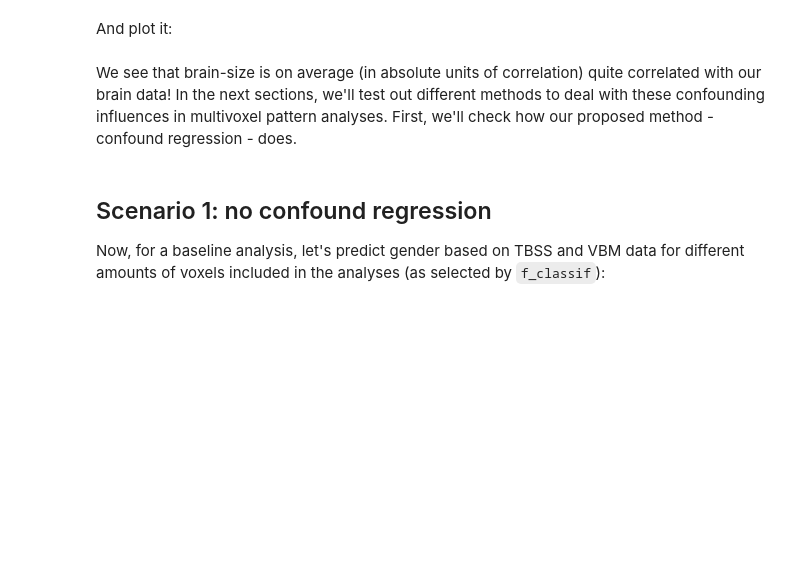
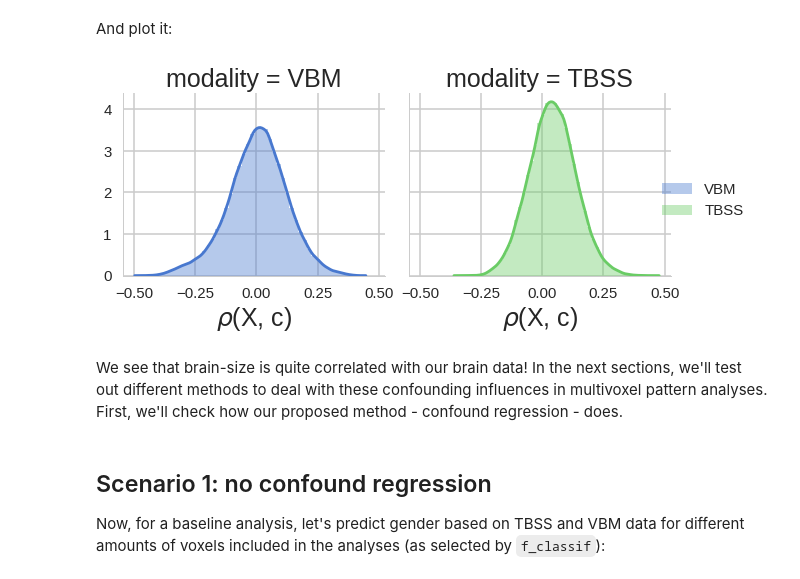
Before and after one commit to lukassnoek/MVCA, a Jupyter notebook: analyses/empirical_analysis_gender_classification.ipynb, the cells around one changed output. Saved outputs shown, nothing was run; the diff lists cells and outputs as text; code cells hidden in the pictures; blank space fills up the shorter version.

```diff
--- a/analyses/empirical_analysis_gender_classification.ipynb
+++ b/analyses/empirical_analysis_gender_classification.ipynb
@@ -146,25 +146,25 @@ for modality in ['vbm', 'tbss']:
 # %% [markdown]
 Now, let's check the distribution of correlations between the voxels and gender, both before and after regressing out the confound.
 # %%
-corrs_X_y = dict(corrs=[], type=[], modality=[])
+corrs_Xy = dict(corrs=[], type=[], modality=[])
 
 for modality in ['vbm', 'tbss']:
 
     for vox in tqdm_notebook(range(mvp[modality].X.shape[1]), desc='Analyzing %s' % modality):
-        corrs_X_y['corrs'].append(stats.pearsonr(mvp[modality].X[:, vox], mvp[modality].y)[0])
-        corrs_X_y['type'].append('original')
-        corrs_X_y['modality'].append(modality.upper())
-        corrs_X_y['corrs'].append(stats.pearsonr(mvp_no_brainsize[modality].X[:, vox], mvp[modality].y)[0])
-        corrs_X_y['type'].append('corrected')
-        corrs_X_y['modality'].append(modality.upper())
+        corrs_Xy['corrs'].append(stats.pearsonr(mvp[modality].X[:, vox], mvp[modality].y)[0])
+        corrs_Xy['type'].append('original')
+        corrs_Xy['modality'].append(modality.upper())
+        corrs_Xy['corrs'].append(stats.pearsonr(mvp_no_brainsize[modality].X[:, vox], mvp[modality].y)[0])
+        corrs_Xy['type'].append('corrected')
+        corrs_Xy['modality'].append(modality.upper())
 # %% [markdown]
 And let's plot it!
 # %%
-corr_df = pd.DataFrame(corrs_X_y)
+corrs_Xy_df = pd.DataFrame(corrs_Xy)
 
 with sns.plotting_context(rc=rc):
     colorpalette = dict(original="darkorange", corrected="darkviolet")
-    g = sns.FacetGrid(corr_df, col='modality', hue='type', legend_out=True, size=5, palette=colorpalette)
+    g = sns.FacetGrid(corrs_Xy_df, col='modality', hue='type', legend_out=True, size=5, palette=colorpalette)
     g = g.map(sns.distplot, "corrs")
     g.add_legend(title='')
     g.set(xlabel=r'$\rho$(X, y)')
@@ -184,10 +189,10 @@ Moreover, let's check out the dependence between the voxels and brainsize:
 # %%
-corrs_X_c = dict(corr=[], modality=[])
+corrs_Xc = dict(corrs=[], modality=[])
 
 for modality in ['vbm', 'tbss']:
 
     for vox in tqdm_notebook(range(mvp[modality].X.shape[1]), desc='analyzing %s' % modality):
-        corrs_X_c['corr'].append(stats.pearsonr(mvp[modality].X[:, vox], confound[modality].squeeze())[0])
-        corrs_X_c['modality'].append(modality.upper())
+        corrs_Xc['corrs'].append(stats.pearsonr(mvp[modality].X[:, vox], confound[modality].squeeze())[0])
+        corrs_Xc['modality'].append(modality.upper())
 # %% [markdown]
 Let's check out some descriptive statistics:
@@ -198,0 +199,3 @@ abs_df.groupby('modality').describe()
+# %%
+corrs_Xc_df = pd.DataFrame(corrs_Xc)
+corrs_Xc_df.groupby('modality').corrs.describe()
@@ -200,15 +208,17 @@ abs_df.groupby('modality').describe()
 And plot it:
 # %%
 with sns.plotting_context(rc=rc):
-    g = sns.FacetGrid(corr_df_X_c, col='modality', hue='modality', legend_out=True, size=5, palette="muted")
-    g = g.map(sns.distplot, "corr")
+    g = sns.FacetGrid(corrs_Xc_df, col='modality', hue='modality', legend_out=True, size=5, palette="muted")
+    g = g.map(sns.distplot, "corrs")
     g.add_legend(title='')
     g.set(xlabel=r'$\rho$(X, c)')
     fig = plt.gcf()
     fig.set_size_inches((9.6, 4.01))
     plt.show()
+# %% [output]
+[figure, added]
 # %% [markdown]
-We see that brain-size is on average (in absolute units of correlation) quite correlated with our brain data! In the next sections, we'll test out different methods to deal with these confounding influences in multivoxel pattern analyses. First, we'll check how our proposed method - confound regression - does.
+We see that brain-size is quite correlated with our brain data! In the next sections, we'll test out different methods to deal with these confounding influences in multivoxel pattern analyses. First, we'll check how our proposed method - confound regression - does.
 # %% [markdown]
 ## Scenario 1: no confound regression
 Now, for a baseline analysis, let's predict gender based on TBSS and VBM data for different amounts of voxels included in the analyses (as selected by `f_classif`):
```
Also changed, not shown: parts of 24 cells of this notebook, 2 other files.
